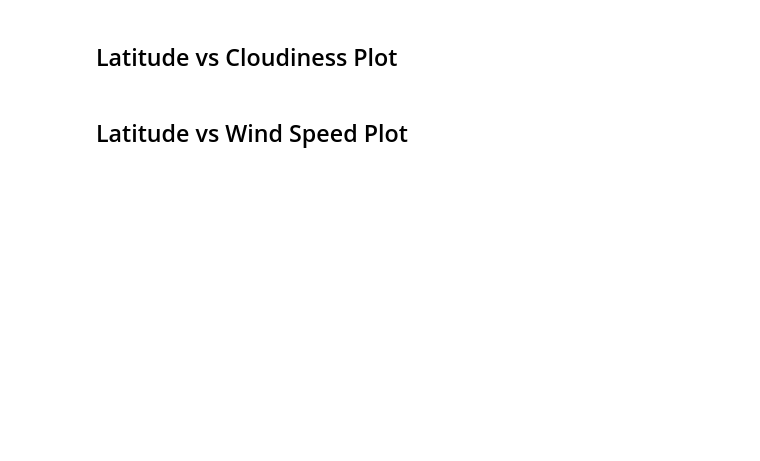
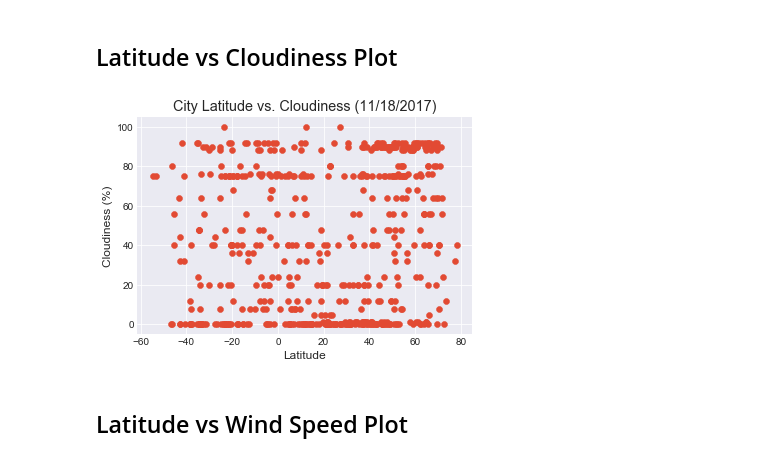
Before and after one commit to ashleyna94/python_apis-challenge, a Jupyter notebook: WeatherPy/WeatherPy.ipynb, the cells around one changed output. Cells and saved outputs as stored; diff of their text form; code cells hidden in the pictures; blank space fills up the shorter version.

```diff
--- a/WeatherPy/WeatherPy.ipynb
+++ b/WeatherPy/WeatherPy.ipynb
@@ -209,4 +170,13 @@ city_data_pd.head(10)
 # %% [markdown]
 ## Latitude vs Cloudiness Plot
+# %%
+plt.scatter(city_data_pd["Lat"], city_data_pd["Cloudiness"], marker="o")
+plt.title("City Latitude vs. Cloudiness (11/18/2017)")
+plt.xlabel("Latitude")
+plt.ylabel("Cloudiness (%)")
+plt.grid()
+plt.show()
+# %% [output]
+[figure, added]
 # %% [markdown]
 ## Latitude vs Wind Speed Plot
```
Also changed, not shown: parts of 11 cells of this notebook, 1 other file.
